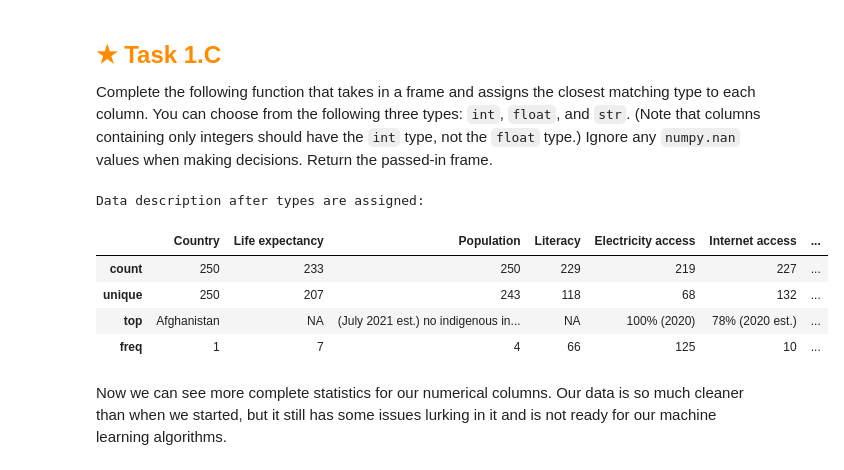
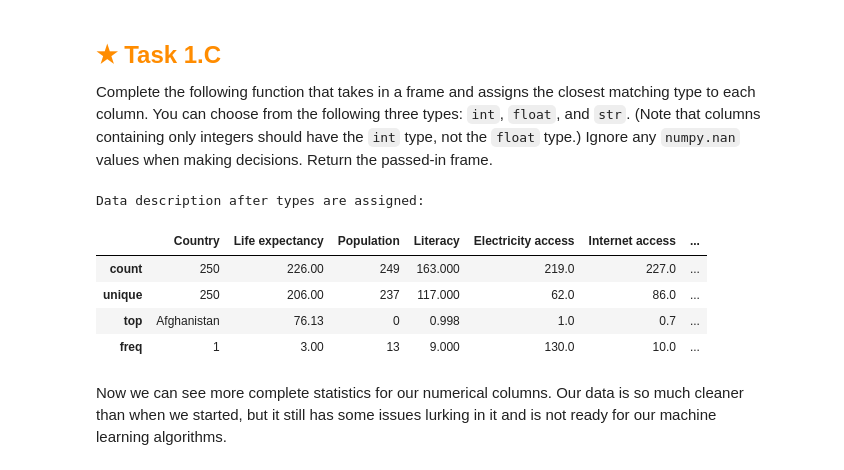
Before and after one commit to MarcusNelhams/HO3, a Jupyter notebook: assignment.ipynb, the cells around one changed output. Saved outputs shown, nothing was run; the diff lists cells and outputs as text; code cells hidden in the pictures.

```diff
--- a/assignment.ipynb
+++ b/assignment.ipynb
@@ -295,18 +288,37 @@ Ignore any `numpy.nan` values when making decisions.
 Return the passed-in frame.
 # %%
 def guess_types(frame):
-    return NotImplemented
+    for name in frame:
+        str_count = 0
+        int_count = 0
+        flt_count = 0
+        for val in frame[name]:
+            if val == numpy.nan:
+                continue
+            elif isinstance(val, int):
+                int_count += 1
+            elif isinstance(val, float):
+                flt_count += 1
+            elif isinstance(val, str):
+                str_count += 1
+        if str_count > 0:
+            frame = frame[name].astype(str)
+        elif flt_count > 0:
+            frame = frame[name].astype(float)
+        else:
+            freme[nameframe[name].astype(int)
+    return frame
 
 print("Data description after types are assigned:")
 guess_types(world_data)
 world_data.describe()
 # %% [output]
 Data description after types are assigned:
 |  | Country | Life expectancy | Population | Literacy | Electricity access | Internet access | ... |
-| count | 250 | 233 | 250 | 229 | 219 | 227 | ... |
-| unique | 250 | 207 | 243 | 118 | 68 | 132 | ... |
-| top | Afghanistan | NA | (July 2021 est.) no indigenous in... | NA | 100% (2020) | 78% (2020 est.) | ... |
-| freq | 1 | 7 | 4 | 66 | 125 | 10 | ... |
+| count | 250 | 226.00 | 249 | 163.000 | 219.0 | 227.0 | ... |
+| unique | 250 | 206.00 | 237 | 117.000 | 62.0 | 86.0 | ... |
+| top | Afghanistan | 76.13 | 0 | 0.998 | 1.0 | 0.7 | ... |
+| freq | 1 | 3.00 | 13 | 9.000 | 130.0 | 10.0 | ... |
 # %% [markdown]
 Now we can see more complete statistics for our numerical columns.
 Our data is so much cleaner than when we started,
```
Also changed, not shown: parts of 2 cells of this notebook.
